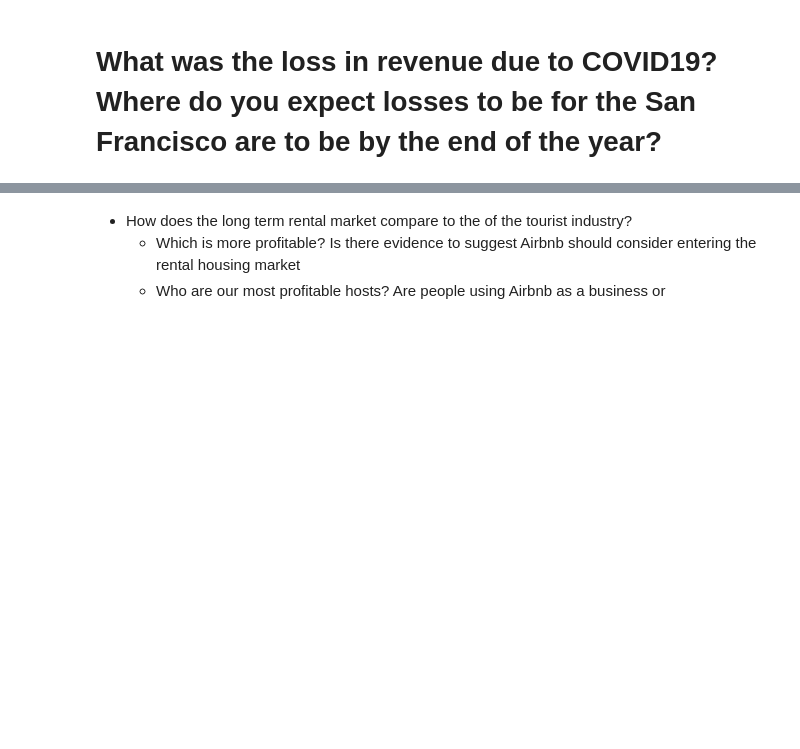
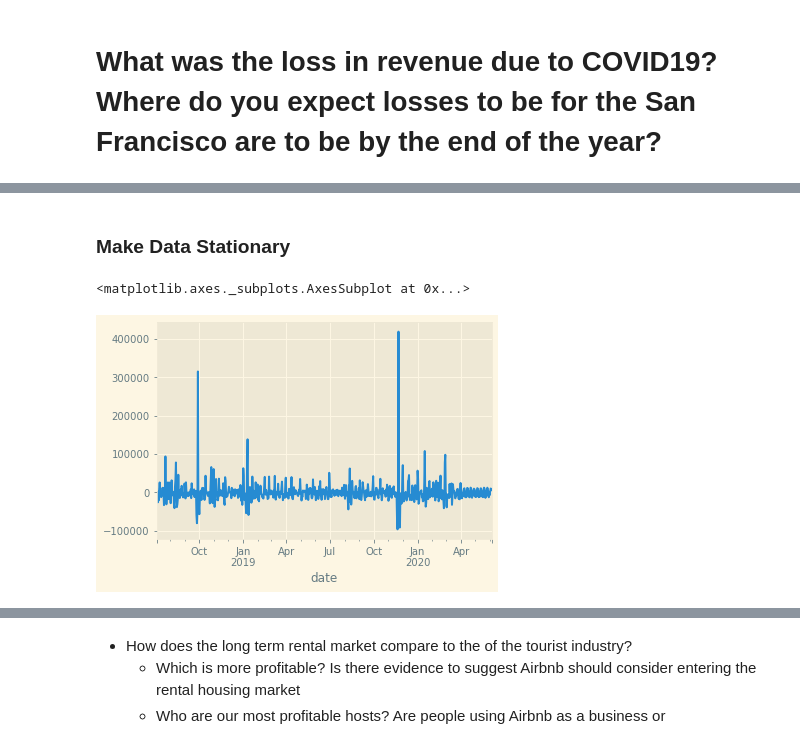
Before and after one commit to KishenSharma6/SF_Airbnb_Rental_Market_Analysis, a Jupyter notebook: Project_Codes/04_Modeling/2020_0715_Market_Analysis.ipynb, the cells around one changed output, grey strips where cells are left out. Saved outputs shown, nothing was run; the diff lists cells and outputs as text; code cells hidden in the pictures; blank space fills up the shorter version.

Commit message:
Updated viz, init stationary tests

```diff
--- a/Project_Codes/04_Modeling/2020_0715_Market_Analysis.ipynb
+++ b/Project_Codes/04_Modeling/2020_0715_Market_Analysis.ipynb
@@ -57,0 +124,18 @@ Data shape: (126258, 47)
+# %% [markdown]
+### Make Data Stationary
+# %%
+#Append Stationary and trend values to daily gross
+daily_gross = daily_gross.reset_index()
+daily_gross.columns = ['date','gross']
+daily_gross.set_index('date',inplace = True)
+daily_gross['seasonal'] = results.seasonal.values
+daily_gross['trend'] = results.trend.values
+
+#Drop missing values and make data stationary
+daily_gross.dropna(inplace = True, axis = 0)
+daily_gross['gross_stationary'] = daily_gross.gross  - daily_gross.seasonal - daily_gross.trend
+# %%
+daily_gross.gross_stationary.plot()
+# %% [output]
+<matplotlib.axes._subplots.AxesSubplot at 0x...>
+[figure, added]
```
Also changed, not shown: parts of 31 cells of this notebook.
